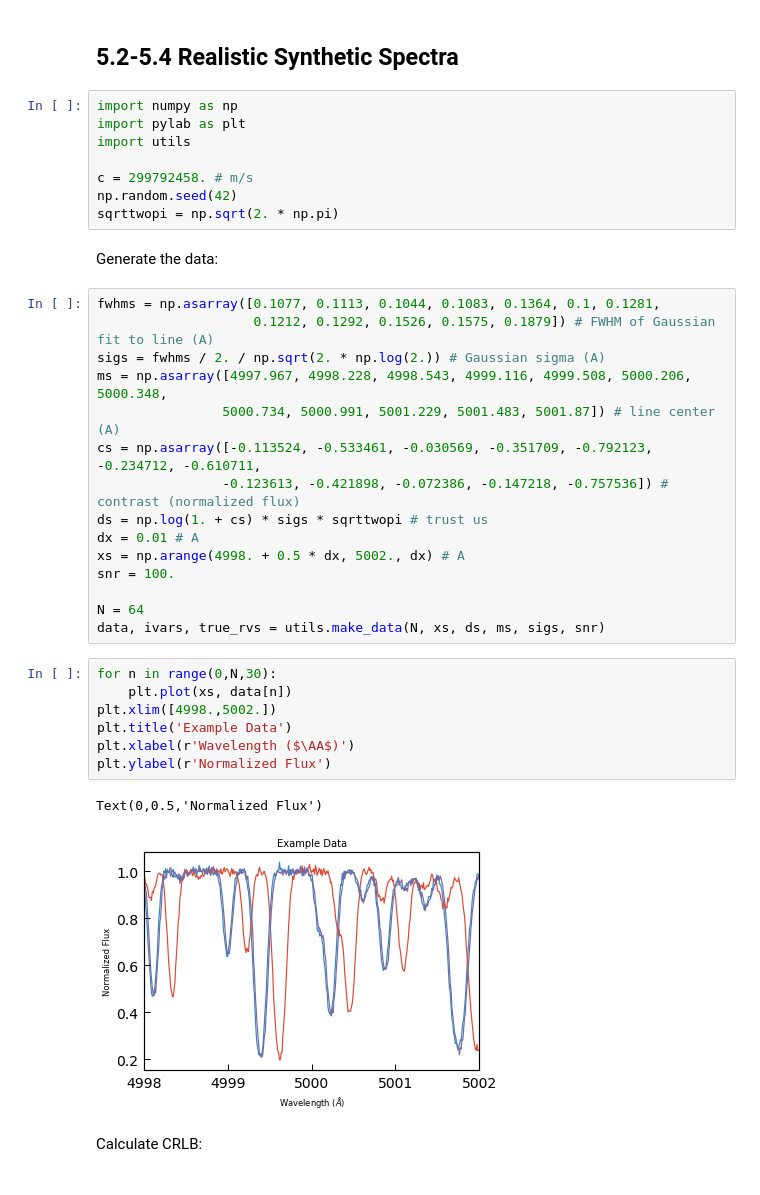
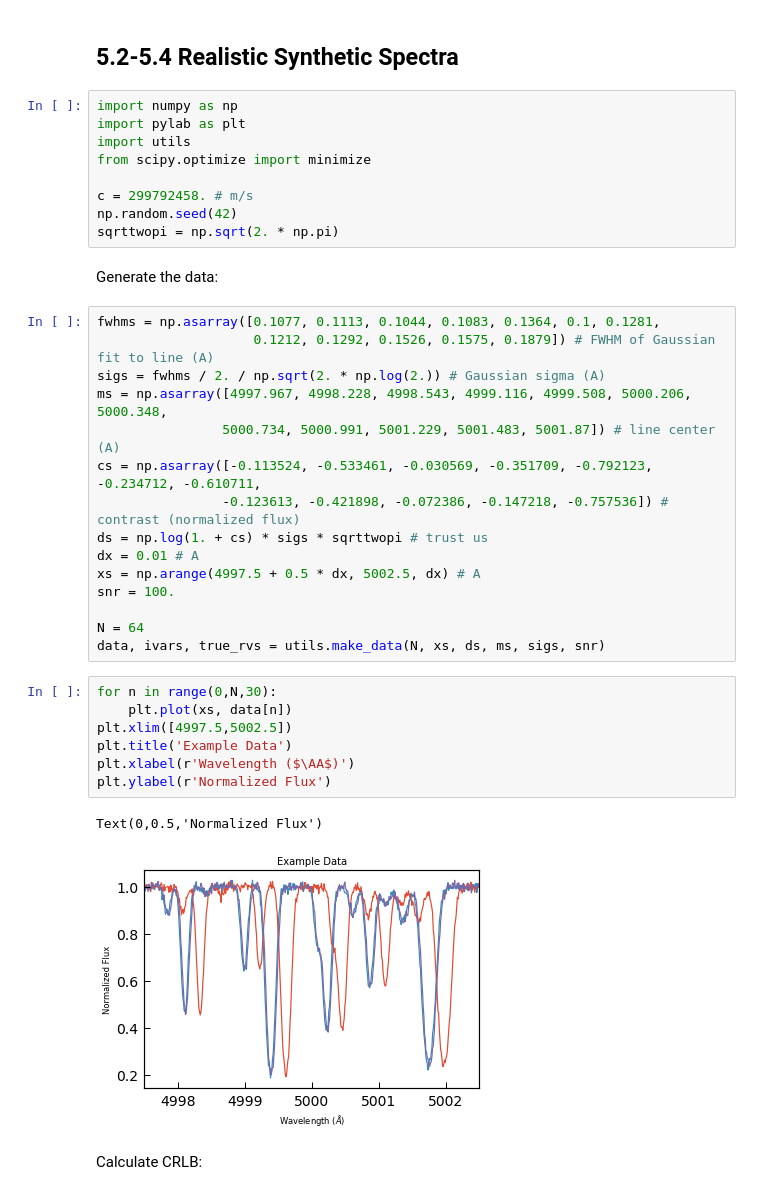
Before and after one commit to davidwhogg/EPRV, a Jupyter notebook: notebook/realistic.ipynb, the cells around one changed output. Cells and saved outputs as stored; diff of their text form.

```diff
--- a/notebook/realistic.ipynb
+++ b/notebook/realistic.ipynb
@@ -4,6 +4,7 @@
 import numpy as np
 import pylab as plt
 import utils
+from scipy.optimize import minimize
 
 c = 299792458. # m/s
 np.random.seed(42)
@@ -20,7 +21,7 @@ cs = np.asarray([-0.113524, -0.533461, -0.030569, -0.351709, -0.792123, -0.23471
                 -0.123613, -0.421898, -0.072386, -0.147218, -0.757536]) # contrast (normalized flux)
 ds = np.log(1. + cs) * sigs * sqrttwopi # trust us
 dx = 0.01 # A
-xs = np.arange(4998. + 0.5 * dx, 5002., dx) # A
+xs = np.arange(4997.5 + 0.5 * dx, 5002.5, dx) # A
 snr = 100.
 
 N = 64
@@ -28,13 +29,13 @@ data, ivars, true_rvs = utils.make_data(N, xs, ds, ms, sigs, snr)
 # %%
 for n in range(0,N,30):
     plt.plot(xs, data[n])
-plt.xlim([4998.,5002.])
+plt.xlim([4997.5,5002.5])
 plt.title('Example Data')
 plt.xlabel(r'Wavelength ($\AA$)')
 plt.ylabel(r'Normalized Flux')
 # %% [output]
 Text(0,0.5,'Normalized Flux')
-[figure, old version]
+[figure, new version]
 # %% [markdown]
 Calculate CRLB:
 # %%
```
Also changed, not shown: parts of 10 cells of this notebook, 2 other files.
